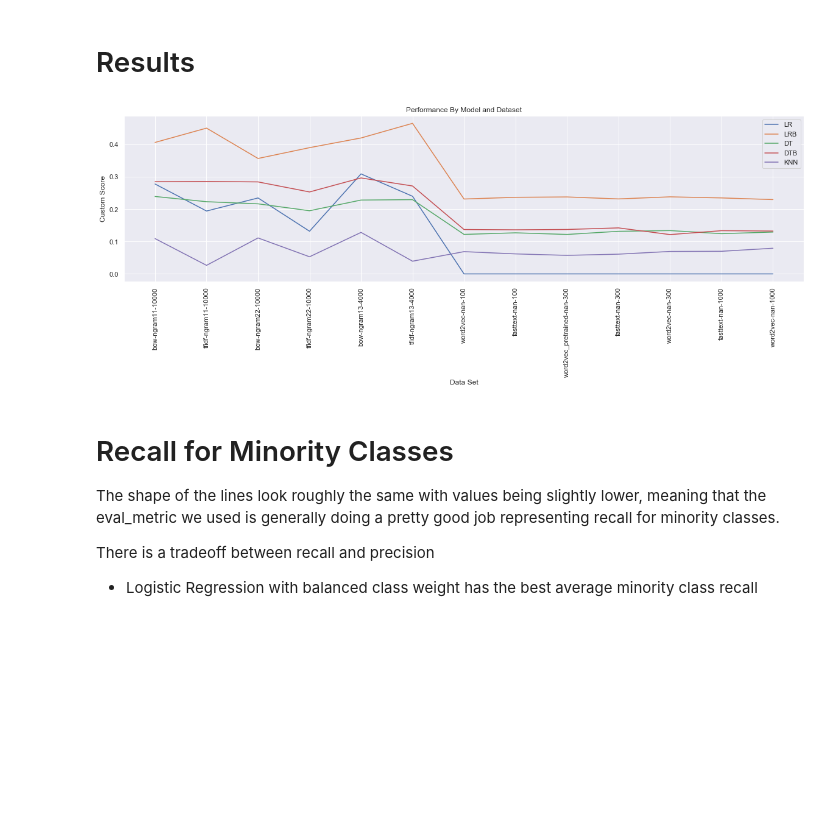
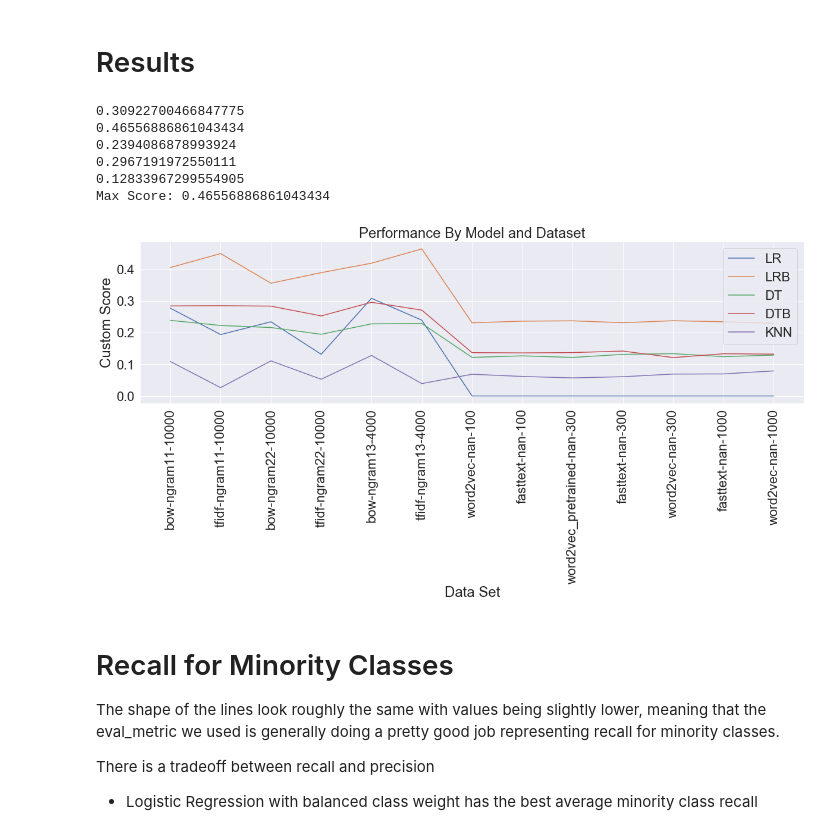
Before and after one commit to sv650s/sb-capstone, a Jupyter notebook: notebooks/3.0-ML-summary.ipynb, the cells around one changed output. Saved outputs shown, nothing was run; the diff lists cells and outputs as text; code cells hidden in the pictures; blank space fills up the shorter version.

```diff
--- a/notebooks/3.0-ML-summary.ipynb
+++ b/notebooks/3.0-ML-summary.ipynb
@@ -106,7 +106,7 @@ import util.report_util as ru
 import util.plot_util as pu
 
 %matplotlib inline
-sns.set()
+sns.set(font_scale=2)
 
 CONFIG_DIR = "../config"
 CONFIG_FILE = f'{CONFIG_DIR}/2019-11-01-run_classifiers-50k.csv'
@@ -199,16 +200,29 @@ report = report.append(report_knn)
 # %%
 f, a = plt.subplots(1, 1, figsize=(20, 5))
 
+best_score = 0
 for model in report.model_name.unique():
     current = report[report.model_name == model]
     sns.lineplot(data=current, x="feature_summary", y="eval_metric", label=model, sort=False)
+
+    current_max_score = current.eval_metric.max()
+    if best_score < current_max_score:
+        best_score = current_max_score
 
 _ = plt.title("Performance By Model and Dataset")
 _ = plt.xticks(rotation=90)
 _ = plt.ylabel("Custom Score")
 _ = plt.xlabel("Data Set")
+
+print(f'Max Score: {best_score}')
 # %% [output]
+0.30922700466847775
+0.46556886861043434
+0.2394086878993924
+0.2967191972550111
+0.12833967299554905
+Max Score: 0.46556886861043434
-[figure, old version]
+[figure, new version]
 # %% [markdown]
 # Recall for Minority Classes
 
```
Also changed, not shown: parts of 7 cells of this notebook, 16 other files.
